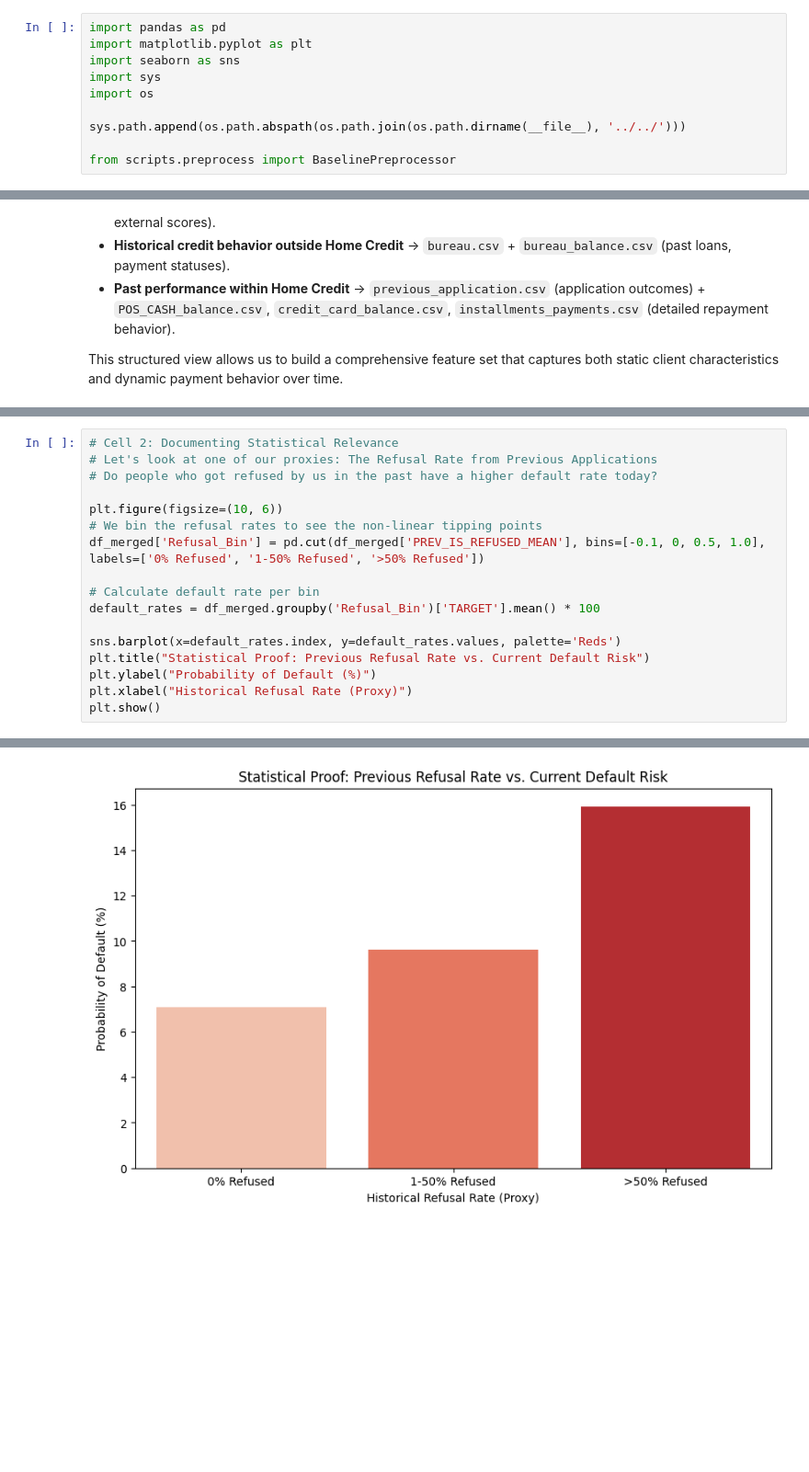
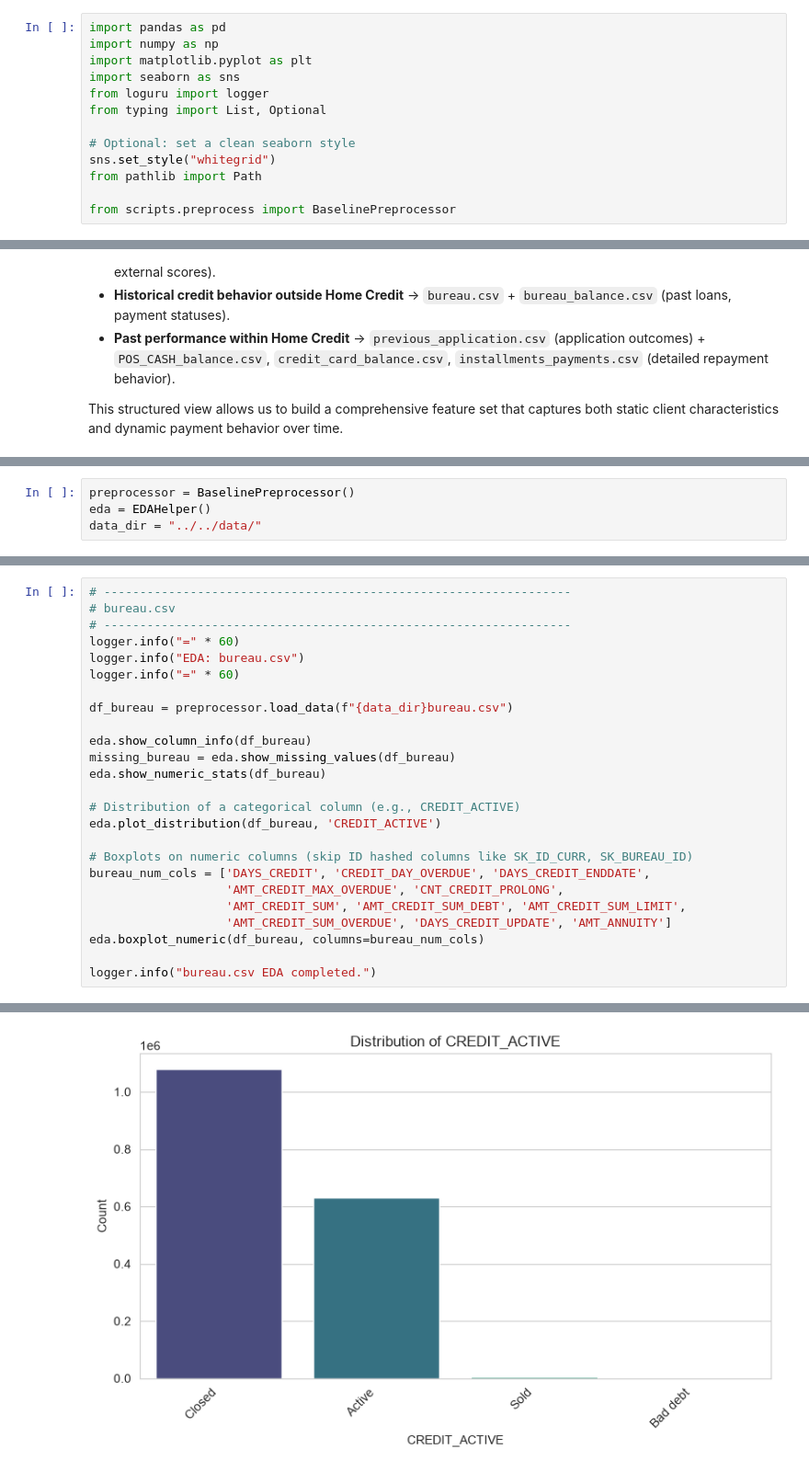
Before and after one commit to mahdikheirkhah/credit-scoring, a Jupyter notebook: results/feature_engineering/EDA.ipynb, the cells around one changed output, grey strips where cells are left out. Shown at 92% size. Saved outputs shown, nothing was run; the diff lists cells and outputs as text; blank space fills up the shorter version.

Commit message:
feature: EDA with proepr data exploaty

```diff
--- a/results/feature_engineering/EDA.ipynb
+++ b/results/feature_engineering/EDA.ipynb
@@ -1,10 +1,13 @@
 # %%
 import pandas as pd
+import numpy as np
 import matplotlib.pyplot as plt
 import seaborn as sns
-import sys
-import os
+from loguru import logger
+from typing import List, Optional
 
-sys.path.append(os.path.abspath(os.path.join(os.path.dirname(__file__), '../../')))
+# Optional: set a clean seaborn style
+sns.set_style("whitegrid")
+from pathlib import Path
 
 from scripts.preprocess import BaselinePreprocessor
@@ -130,0 +251,4 @@ This structured view allows us to build a comprehensive feature set that capture
+# %%
+preprocessor = BaselinePreprocessor()
+eda = EDAHelper()
+data_dir = "../../data/"
@@ -167,18 +395,26 @@ New features: 135
 # %%
-# Cell 2: Documenting Statistical Relevance
-# Let's look at one of our proxies: The Refusal Rate from Previous Applications
-# Do people who got refused by us in the past have a higher default rate today?
+# -----------------------------------------------------------------
+# bureau.csv
+# -----------------------------------------------------------------
+logger.info("=" * 60)
+logger.info("EDA: bureau.csv")
+logger.info("=" * 60)
 
-plt.figure(figsize=(10, 6))
-# We bin the refusal rates to see the non-linear tipping points
-df_merged['Refusal_Bin'] = pd.cut(df_merged['PREV_IS_REFUSED_MEAN'], bins=[-0.1, 0, 0.5, 1.0], labels=['0% Refused', '1-50% Refused', '>50% Refused'])
+df_bureau = preprocessor.load_data(f"{data_dir}bureau.csv")
 
-# Calculate default rate per bin
-default_rates = df_merged.groupby('Refusal_Bin')['TARGET'].mean() * 100
+eda.show_column_info(df_bureau)
+missing_bureau = eda.show_missing_values(df_bureau)
+eda.show_numeric_stats(df_bureau)
 
-sns.barplot(x=default_rates.index, y=default_rates.values, palette='Reds')
-plt.title("Statistical Proof: Previous Refusal Rate vs. Current Default Risk")
-plt.ylabel("Probability of Default (%)")
-plt.xlabel("Historical Refusal Rate (Proxy)")
-plt.show()
+# Distribution of a categorical column (e.g., CREDIT_ACTIVE)
+eda.plot_distribution(df_bureau, 'CREDIT_ACTIVE')
+
+# Boxplots on numeric columns (skip ID hashed columns like SK_ID_CURR, SK_BUREAU_ID)
+bureau_num_cols = ['DAYS_CREDIT', 'CREDIT_DAY_OVERDUE', 'DAYS_CREDIT_ENDDATE',
+                   'AMT_CREDIT_MAX_OVERDUE', 'CNT_CREDIT_PROLONG',
+                   'AMT_CREDIT_SUM', 'AMT_CREDIT_SUM_DEBT', 'AMT_CREDIT_SUM_LIMIT',
+                   'AMT_CREDIT_SUM_OVERDUE', 'DAYS_CREDIT_UPDATE', 'AMT_ANNUITY']
+eda.boxplot_numeric(df_bureau, columns=bureau_num_cols)
+
+logger.info("bureau.csv EDA completed.")
 # %% [output]
@@ -188 +454 @@ Passing `palette` without assigning `hue` is deprecated and will be removed in v
-[figure, old version]
+[figure, new version]
```
Also changed, not shown: parts of 12 cells of this notebook, 5 other files.
